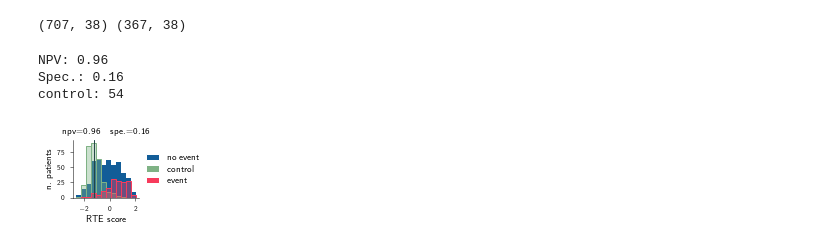
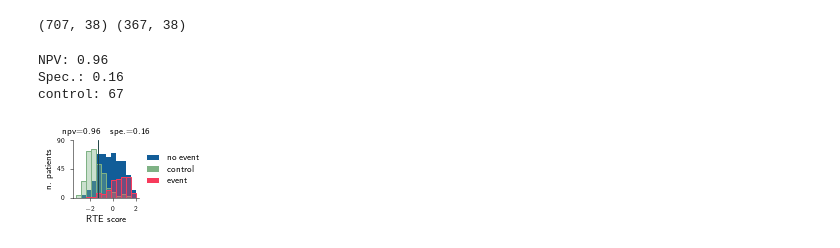
Before and after one commit to RiccardoGM/ImmuneResponseCOVID19, a Jupyter notebook: Notebooks/UnivariateLinearRegression.ipynb, the cells around one changed output. Drawn from its saved outputs; the diff is of its cells as text; code cells hidden in the pictures.

```diff
--- a/Notebooks/UnivariateLinearRegression.ipynb
+++ b/Notebooks/UnivariateLinearRegression.ipynb
@@ -631,6 +631,7 @@ value_pred = results[model_name]['Train_value']
 std = StandardScaler()
 value_pred = std.fit_transform(value_pred.reshape(-1, 1)).reshape(-1,)
 x_test = results[model_name]['Test_value']
+x_test = std.transform(x_test.reshape(-1, 1)).reshape(-1,)
 mask_0 = y_train==0
 mask_1 = y_train==1
 x0 = value_pred[mask_0]
@@ -696,32 +697,42 @@ ax.hist(x1, bins,
         density=density,
         label='event')
 ax.hist(x1, bins,
         alpha=1.,
         edgecolor=color,
         density=density,
         facecolor='None')
 
 color_boundary = CF.lighten_color(grey_1, 0.6)
 ax.axvline(th, ls='-', lw=0.9, color=electricblue)
 ax.axvline(th, ls='-', lw=0.7, color='black')
 
 ax.title.set_text('npv=%.2f $\,\,\,$ spe.=%.2f'%(npv_model, spe_model))
 ax.set_xlabel('%s score' % (CF.change_names_2([model_name])[0]))
 ax.set_ylabel('n. patients')
 if density:
     ax.set_ylabel('patients (density)')
 
+if model_name=='LRTE/uL':
+        ax.set_yticks([0., 45., 90])
+        ax.set_ylim([0, 90])
+if model_name=='PROADM':
+        ax.set_yticks([0., 40., 80.])
+        ax.set_ylim([0, 80])
+if model_name=='IP10':
+        ax.set_yticks([0., 20., 40.])
+        ax.set_ylim([0, 40])
+
 leg = ax.legend(loc='center left', bbox_to_anchor=(0.98, 0.5), frameon=False) #legend(loc=0, frameon=False)
 for lh in leg.legendHandles:
     lh.set_alpha(1)
     lh.set_edgecolor('white')
 
 filename = 'HistogramLR#%s' % (CF.change_names_2([model_name])[0])
 filename = filename + exp_description + exp_univ_description + '.pdf'
 saving_str = path_figures + filename
 plt.savefig(saving_str, bbox_inches='tight')
 # %% [output]
 NPV: 0.96
 Spec.: 0.16
-control: 54
+control: 67
-[figure, old version]
+[figure, new version]
```
